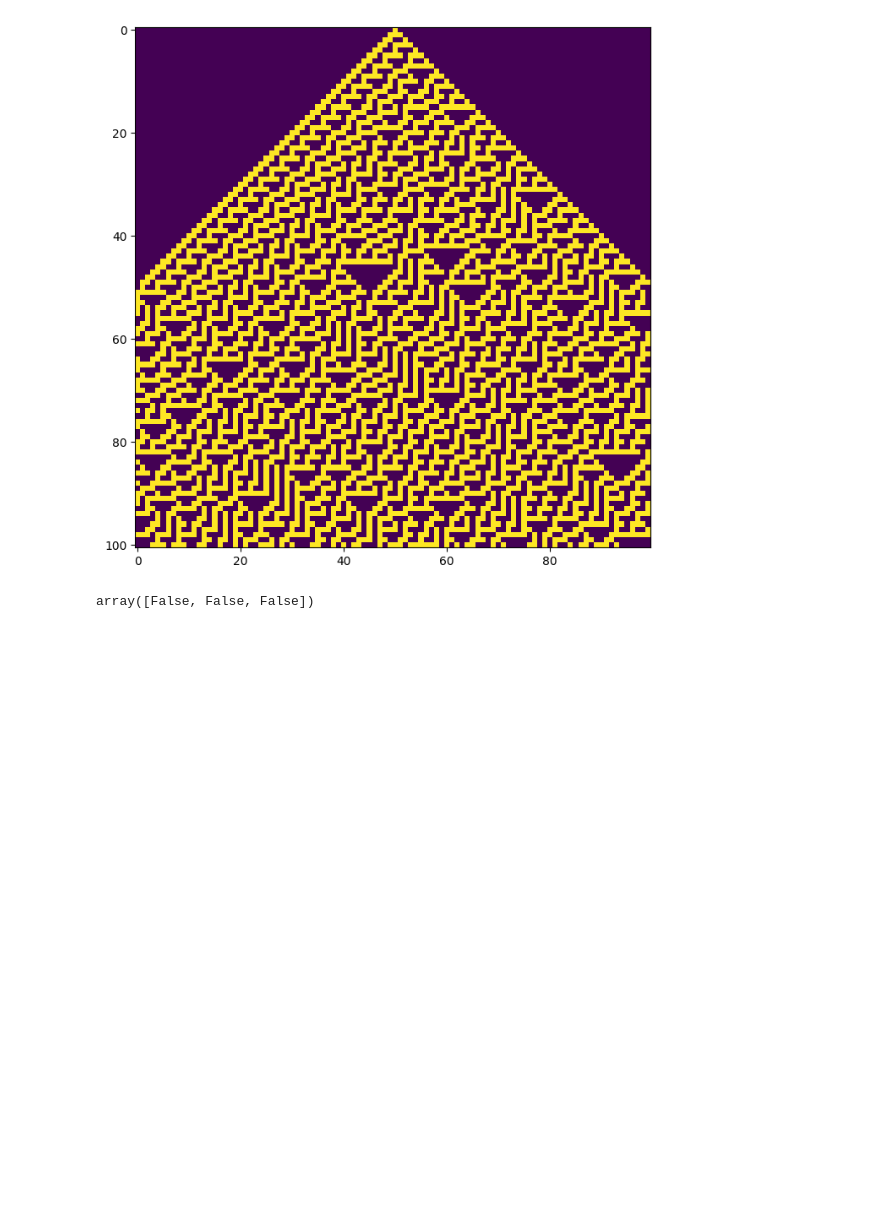
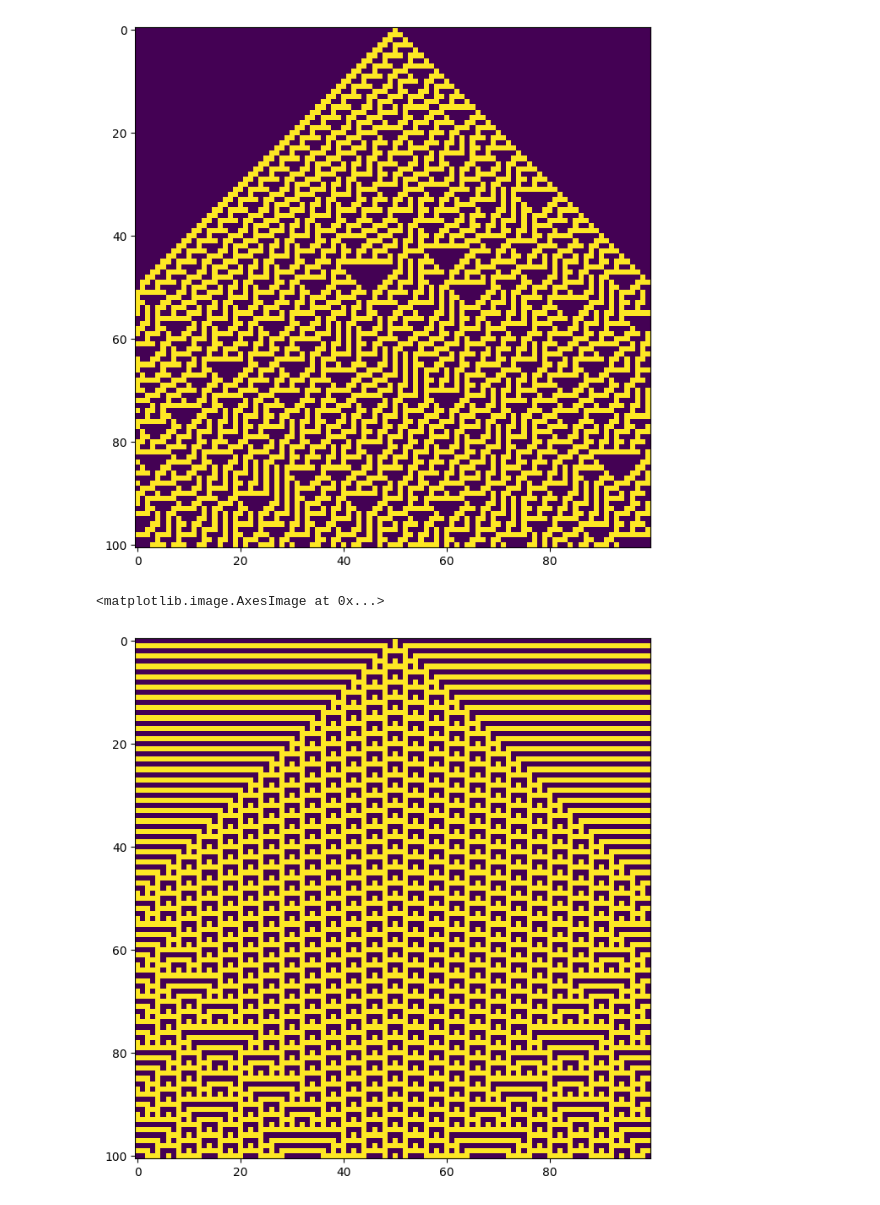
Before and after one commit to Ziverael/Studies2, a Jupyter notebook: abm/list2.ipynb, the cells around one changed output. Cells and saved outputs as stored; diff of their text form; code cells hidden in the pictures; blank space fills up the shorter version.

```diff
--- a/abm/list2.ipynb
+++ b/abm/list2.ipynb
@@ -48,6 +45,5 @@ x = [False, False, True, True, False, False]
 # %%
 class WolframModel:
-    # @validate_call
     def __init__(self, n: int, t: int, c0: float | None = None, init_state: np.ndarray | None = None) -> None:
         if init_state is not None:
             if len(init_state.shape) > 1:
@@ -82,7 +78,7 @@ class WolframModel:
         if self.init_state is not None:
             graph_evolution[0,:] = self.init_state
         else:
-            init = np.random.choice([], size=self.n, p=[self.c0, 1 - self.c0])
+            init = np.random.choice([True, False], size=self.n, p=[self.c0, 1 - self.c0])
             graph_evolution[0,:] = init
         return graph_evolution
 
@@ -130,6 +118,0 @@ new = mask[s]
-# %%
-x=np.array([False, True, True], dtype=np.bool)
-x[np.bool(True)] = False
-x
-# %% [output]
-array([False, False, False])
@@ -138,0 +158,13 @@ class RuleEvaluator:
+# %%
+init_state = np.zeros(100, dtype= bool)
+init_state[50] = True
+model = WolframModel_v2(100, 100, init_state = init_state)
+model.set_rule(109)
+# %%
+model.run()
+# %%
+fig, current_ax = plt.subplots(1, 1, figsize=(8,8))
+current_ax.imshow(model.graph, cmap='viridis', interpolation='nearest')
+# %% [output]
+<matplotlib.image.AxesImage at 0x...>
+[figure, added]
```
Also changed, not shown: parts of 14 cells of this notebook, 3 other files.
